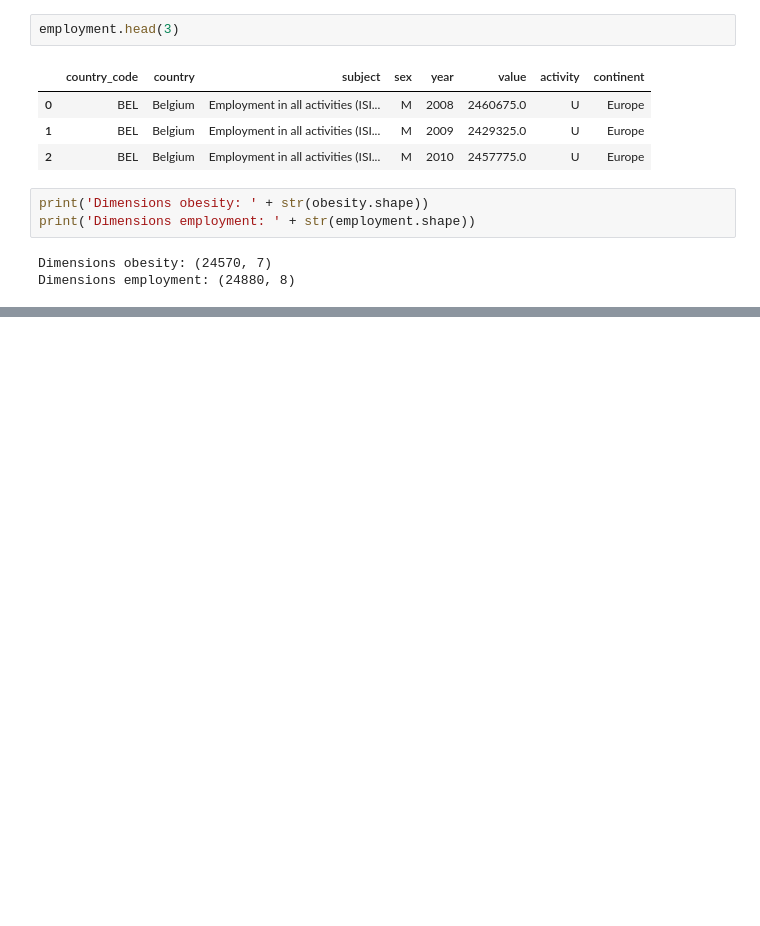
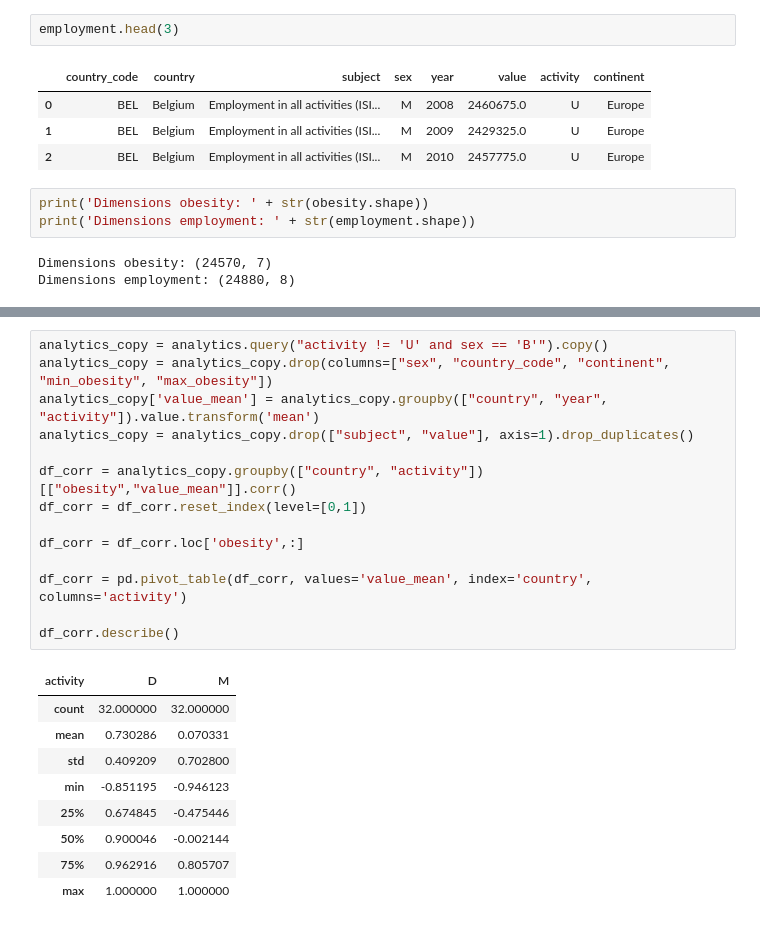
Before and after one commit to rafidini/dsia-4101a, a Jupyter notebook: first_drive.ipynb, the cells around one changed output, grey strips where cells are left out. Cells and saved outputs as stored; diff of their text form; blank space fills up the shorter version.

```diff
--- a/first_drive.ipynb
+++ b/first_drive.ipynb
@@ -573,0 +556,24 @@ px.scatter(df, x='obesity', y='value_mean', trendline=trend)
+# %%
+analytics_copy = analytics.query("activity != 'U' and sex == 'B'").copy()
+analytics_copy = analytics_copy.drop(columns=["sex", "country_code", "continent", "min_obesity", "max_obesity"])
+analytics_copy['value_mean'] = analytics_copy.groupby(["country", "year", "activity"]).value.transform('mean')
+analytics_copy = analytics_copy.drop(["subject", "value"], axis=1).drop_duplicates()
+
+df_corr = analytics_copy.groupby(["country", "activity"])[["obesity","value_mean"]].corr()
+df_corr = df_corr.reset_index(level=[0,1])
+
+df_corr = df_corr.loc['obesity',:]
+
+df_corr = pd.pivot_table(df_corr, values='value_mean', index='country', columns='activity')
+
+df_corr.describe()
+# %% [output]
+| activity | D | M |
+| count | 32.000000 | 32.000000 |
+| mean | 0.730286 | 0.070331 |
+| std | 0.409209 | 0.702800 |
+| min | -0.851195 | -0.946123 |
+| 25% | 0.674845 | -0.475446 |
+| 50% | 0.900046 | -0.002144 |
+| 75% | 0.962916 | 0.805707 |
+| max | 1.000000 | 1.000000 |
```
Also changed, not shown: parts of 6 cells of this notebook, 3 other files.
